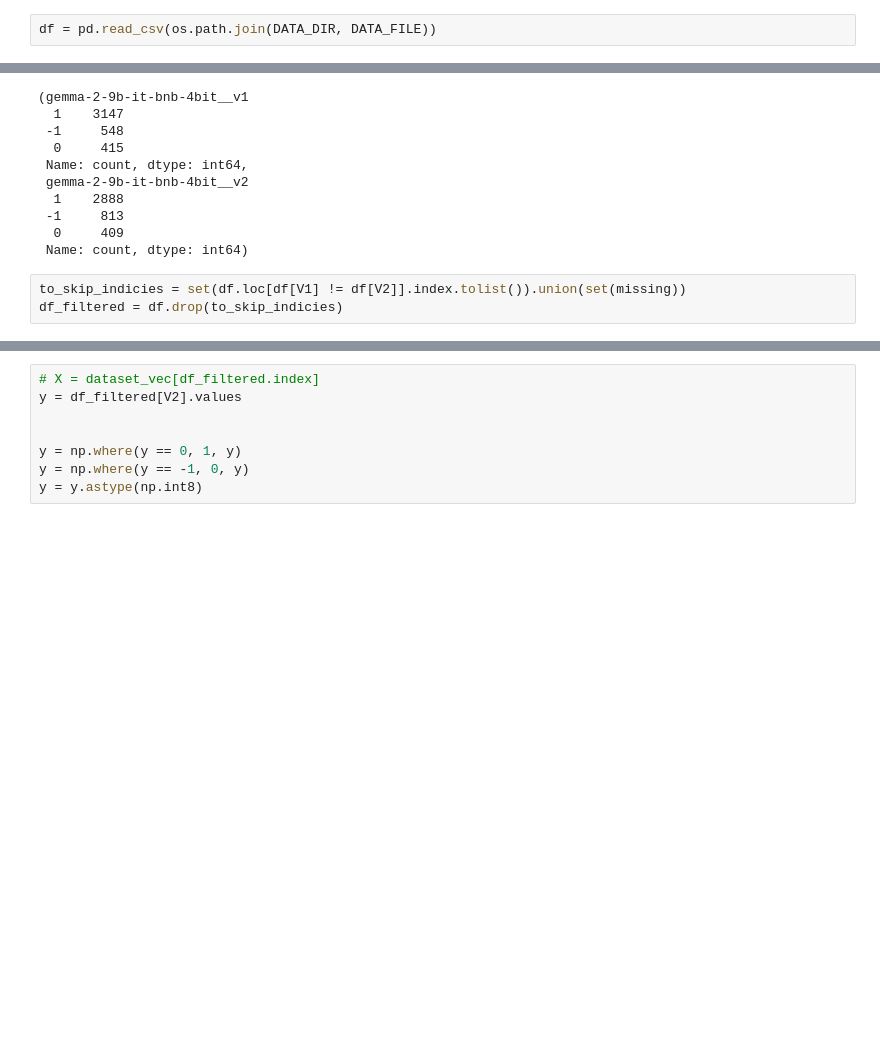
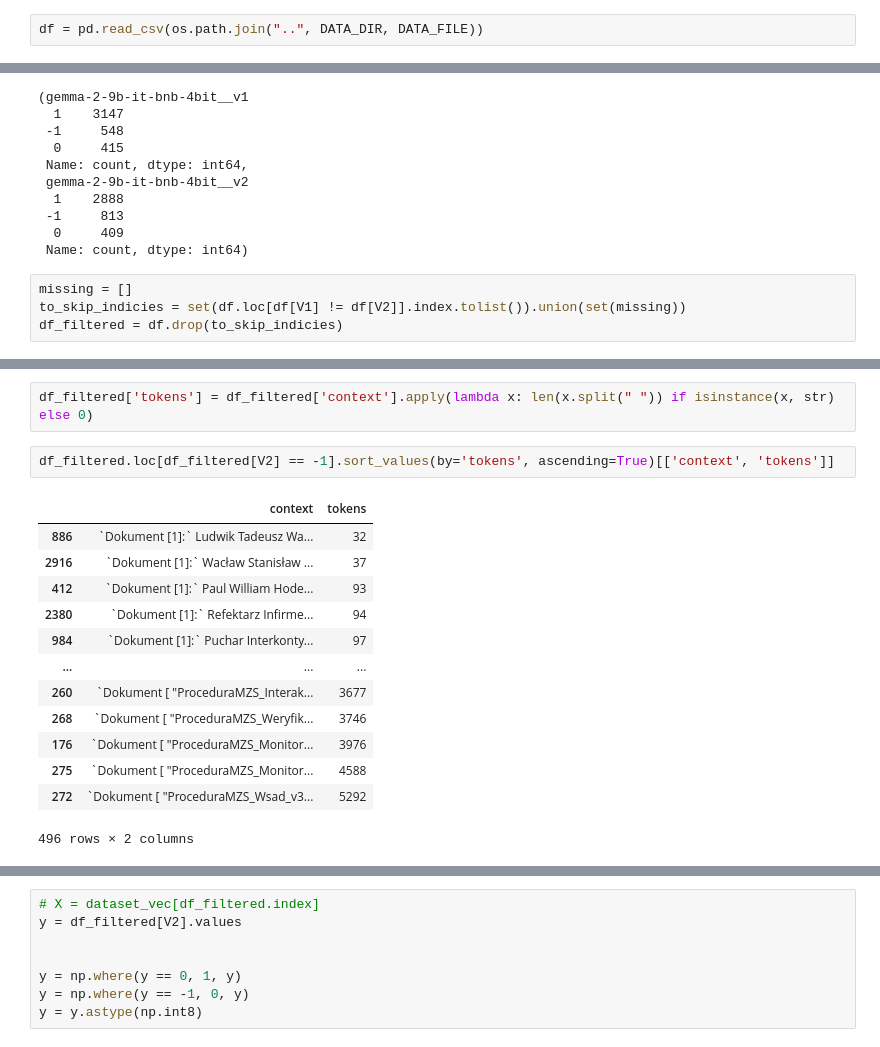
Before and after one commit to Hallucination-LLM/Research, a Jupyter notebook: notebooks/hidden_states_examine.ipynb, the cells around one changed output, grey strips where cells are left out. Drawn from its saved outputs; the diff is of its cells as text; blank space fills up the shorter version.

```diff
--- a/notebooks/hidden_states_examine.ipynb
+++ b/notebooks/hidden_states_examine.ipynb
@@ -31,7 +31,7 @@ DATA_FILE = "test_gemma_resp.csv"
 V1 = 'gemma-2-9b-it-bnb-4bit__v1'
 V2 = 'gemma-2-9b-it-bnb-4bit__v2'
 # %%
-df = pd.read_csv(os.path.join(DATA_DIR, DATA_FILE))
+df = pd.read_csv(os.path.join("..", DATA_DIR, DATA_FILE))
 # %%
 class MLP(nn.Module):
 
@@ -270,5 +319,6 @@ df[V1].value_counts(), df[V2].value_counts()
   0     409
  Name: count, dtype: int64)
 # %%
+missing = []
 to_skip_indicies = set(df.loc[df[V1] != df[V2]].index.tolist()).union(set(missing))
 df_filtered = df.drop(to_skip_indicies)
@@ -274,0 +340,18 @@ df_filtered = df.drop(to_skip_indicies)
+# %%
+df_filtered['tokens'] = df_filtered['context'].apply(lambda x: len(x.split(" ")) if isinstance(x, str) else 0)
+# %%
+df_filtered.loc[df_filtered[V2] == -1].sort_values(by='tokens', ascending=True)[['context', 'tokens']]
+# %% [output]
+|  | context | tokens |
+| 886 | `Dokument [1]:` Ludwik Tadeusz Wa... | 32 |
+| 2916 | `Dokument [1]:` Wacław Stanisław ... | 37 |
+| 412 | `Dokument [1]:` Paul William Hode... | 93 |
+| 2380 | `Dokument [1]:` Refektarz Infirme... | 94 |
+| 984 | `Dokument [1]:` Puchar Interkonty... | 97 |
+| ... | ... | ... |
+| 260 | `Dokument [ "ProceduraMZS_Interak... | 3677 |
+| 268 | `Dokument [ "ProceduraMZS_Weryfik... | 3746 |
+| 176 | `Dokument [ "ProceduraMZS_Monitor... | 3976 |
+| 275 | `Dokument [ "ProceduraMZS_Monitor... | 4588 |
+| 272 | `Dokument [ "ProceduraMZS_Wsad_v3... | 5292 |
+496 rows × 2 columns
```
Also changed, not shown: parts of 7 cells of this notebook, 6 other files.
